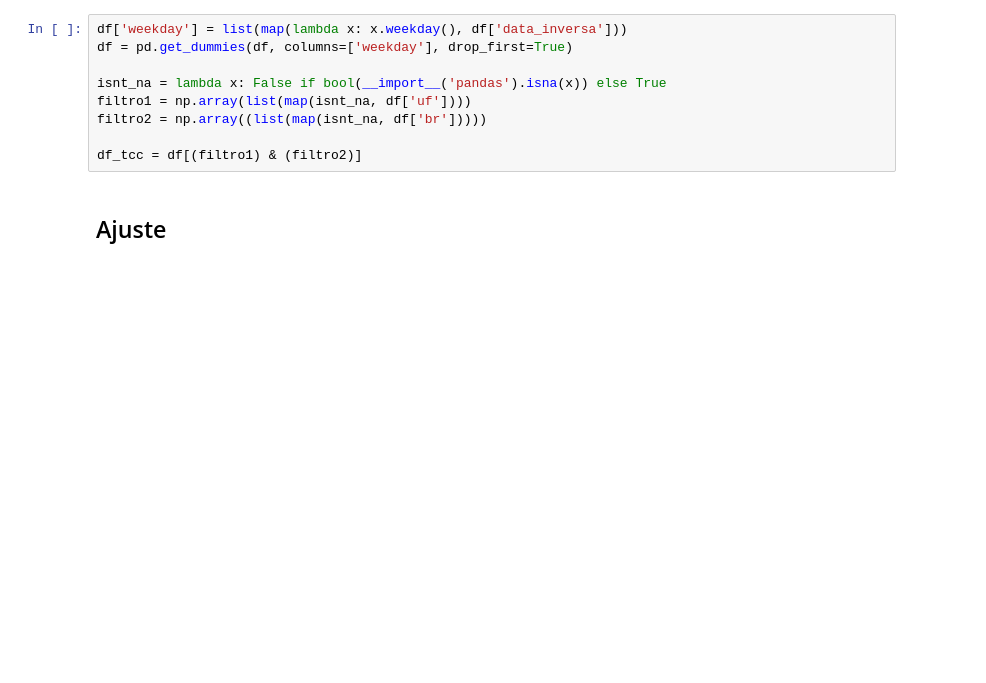
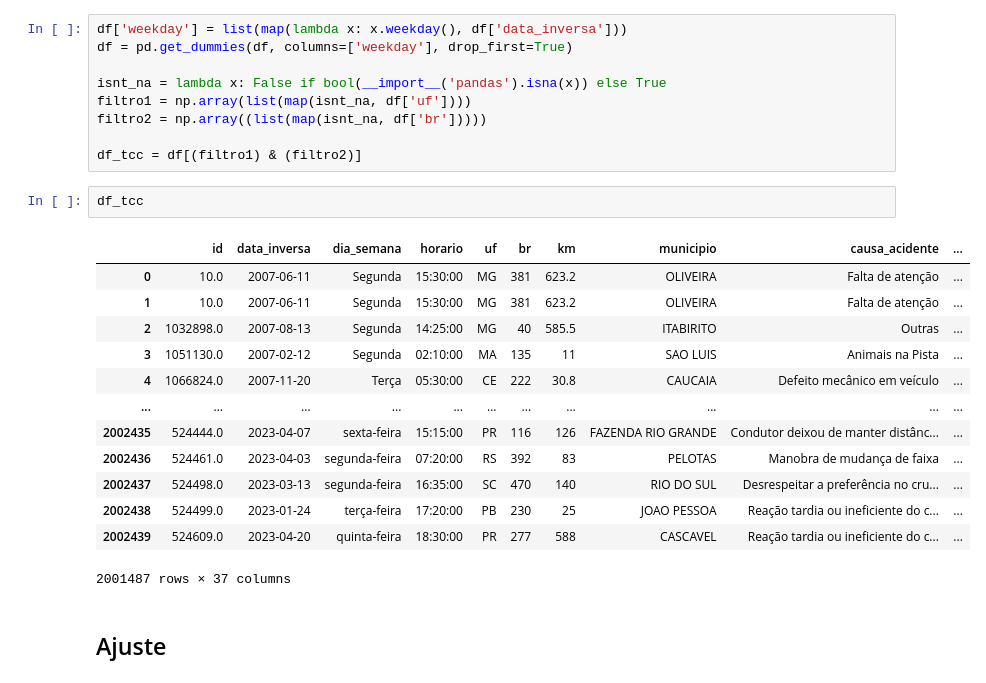
Before and after one commit to Faluhelyi/tcc_est_unb, a Jupyter notebook: scripts/main.ipynb, the cells around one changed output. Cells and saved outputs as stored; diff of their text form; blank space fills up the shorter version.

```diff
--- a/scripts/main.ipynb
+++ b/scripts/main.ipynb
@@ -35,6 +54,22 @@ filtro1 = np.array(list(map(isnt_na, df['uf'])))
 filtro2 = np.array((list(map(isnt_na, df['br']))))
 
 df_tcc = df[(filtro1) & (filtro2)]
+# %%
+df_tcc
+# %% [output]
+|  | id | data_inversa | dia_semana | horario | uf | br | km | municipio | causa_acidente | ... |
+| 0 | 10.0 | 2007-06-11 | Segunda | 15:30:00 | MG | 381 | 623.2 | OLIVEIRA | Falta de atenção | ... |
+| 1 | 10.0 | 2007-06-11 | Segunda | 15:30:00 | MG | 381 | 623.2 | OLIVEIRA | Falta de atenção | ... |
+| 2 | 1032898.0 | 2007-08-13 | Segunda | 14:25:00 | MG | 40 | 585.5 | ITABIRITO | Outras | ... |
+| 3 | 1051130.0 | 2007-02-12 | Segunda | 02:10:00 | MA | 135 | 11 | SAO LUIS | Animais na Pista | ... |
+| 4 | 1066824.0 | 2007-11-20 | Terça | 05:30:00 | CE | 222 | 30.8 | CAUCAIA | Defeito mecânico em veículo | ... |
+| ... | ... | ... | ... | ... | ... | ... | ... | ... | ... | ... |
+| 2002435 | 524444.0 | 2023-04-07 | sexta-feira | 15:15:00 | PR | 116 | 126 | FAZENDA RIO GRANDE | Condutor deixou de manter distânc... | ... |
+| 2002436 | 524461.0 | 2023-04-03 | segunda-feira | 07:20:00 | RS | 392 | 83 | PELOTAS | Manobra de mudança de faixa | ... |
+| 2002437 | 524498.0 | 2023-03-13 | segunda-feira | 16:35:00 | SC | 470 | 140 | RIO DO SUL | Desrespeitar a preferência no cru... | ... |
+| 2002438 | 524499.0 | 2023-01-24 | terça-feira | 17:20:00 | PB | 230 | 25 | JOAO PESSOA | Reação tardia ou ineficiente do c... | ... |
+| 2002439 | 524609.0 | 2023-04-20 | quinta-feira | 18:30:00 | PR | 277 | 588 | CASCAVEL | Reação tardia ou ineficiente do c... | ... |
+2001487 rows × 37 columns
 # %% [markdown]
 ## Ajuste
 # %% [markdown]
```
Also changed, not shown: parts of 15 cells of this notebook, 3 other files.
